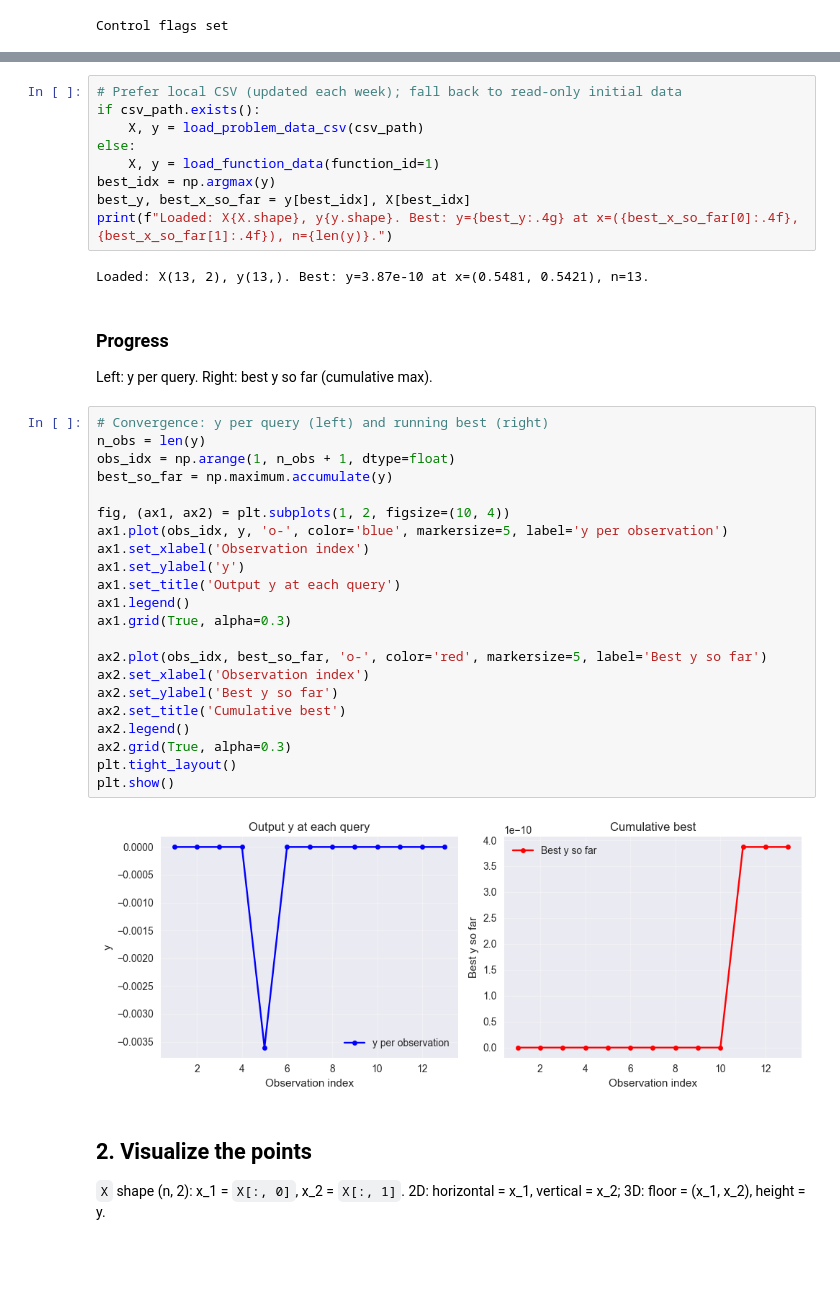
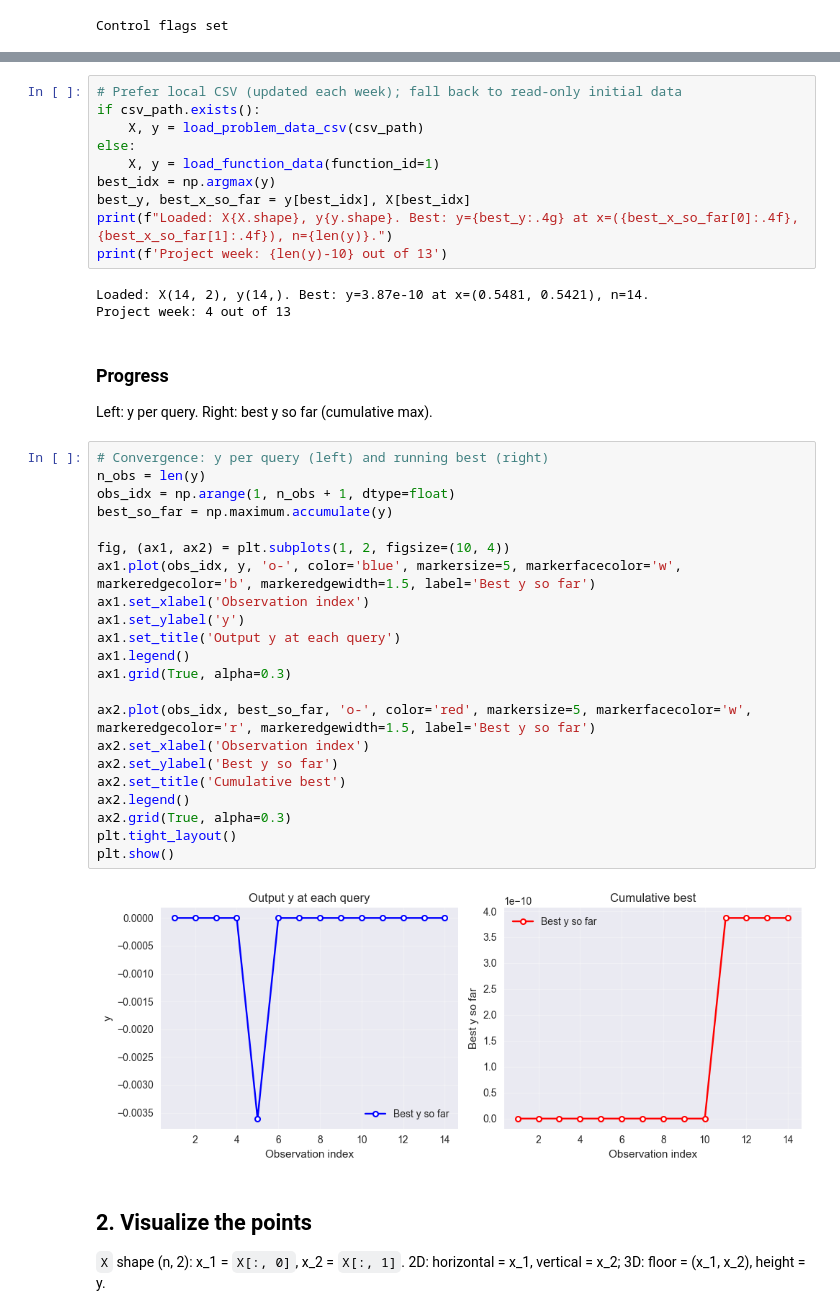
Before and after one commit to karefyllidis/black-box-optimization, a Jupyter notebook: notebooks/function_1_Radiation-Detection.ipynb, the cells around one changed output, grey strips where cells are left out. Saved outputs shown, nothing was run; the diff lists cells and outputs as text; blank space fills up the shorter version.

```diff
--- a/notebooks/function_1_Radiation-Detection.ipynb
+++ b/notebooks/function_1_Radiation-Detection.ipynb
@@ -108,35 +111,37 @@ else:
 best_idx = np.argmax(y)
 best_y, best_x_so_far = y[best_idx], X[best_idx]
 print(f"Loaded: X{X.shape}, y{y.shape}. Best: y={best_y:.4g} at x=({best_x_so_far[0]:.4f}, {best_x_so_far[1]:.4f}), n={len(y)}.")
+print(f'Project week: {len(y)-10} out of 13')
 # %% [output]
-Loaded: X(13, 2), y(13,). Best: y=3.87e-10 at x=(0.5481, 0.5421), n=13.
+Loaded: X(14, 2), y(14,). Best: y=3.87e-10 at x=(0.5481, 0.5421), n=14.
+Project week: 4 out of 13
 # %% [markdown]
 ### Progress
 Left: y per query. Right: best y so far (cumulative max).
 # %%
 # Convergence: y per query (left) and running best (right)
 n_obs = len(y)
 obs_idx = np.arange(1, n_obs + 1, dtype=float)
 best_so_far = np.maximum.accumulate(y)
 
 fig, (ax1, ax2) = plt.subplots(1, 2, figsize=(10, 4))
-ax1.plot(obs_idx, y, 'o-', color='blue', markersize=5, label='y per observation')
+ax1.plot(obs_idx, y, 'o-', color='blue', markersize=5, markerfacecolor='w', markeredgecolor='b', markeredgewidth=1.5, label='Best y so far')
 ax1.set_xlabel('Observation index')
 ax1.set_ylabel('y')
 ax1.set_title('Output y at each query')
 ax1.legend()
 ax1.grid(True, alpha=0.3)
 
-ax2.plot(obs_idx, best_so_far, 'o-', color='red', markersize=5, label='Best y so far')
+ax2.plot(obs_idx, best_so_far, 'o-', color='red', markersize=5, markerfacecolor='w', markeredgecolor='r', markeredgewidth=1.5, label='Best y so far')
 ax2.set_xlabel('Observation index')
 ax2.set_ylabel('Best y so far')
 ax2.set_title('Cumulative best')
 ax2.legend()
 ax2.grid(True, alpha=0.3)
 plt.tight_layout()
 plt.show()
 # %% [output]
-[figure, old version]
+[figure, new version]
 # %% [markdown]
 ## 2. Visualize the points
 
```
Also changed, not shown: parts of 15 cells of this notebook, 3 other files.
